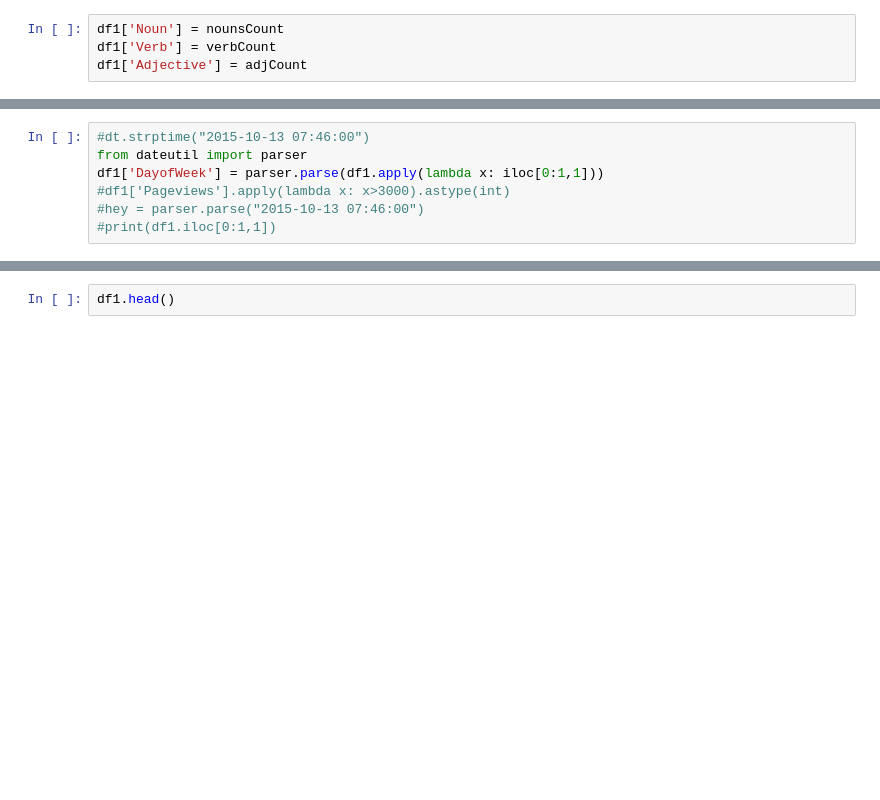
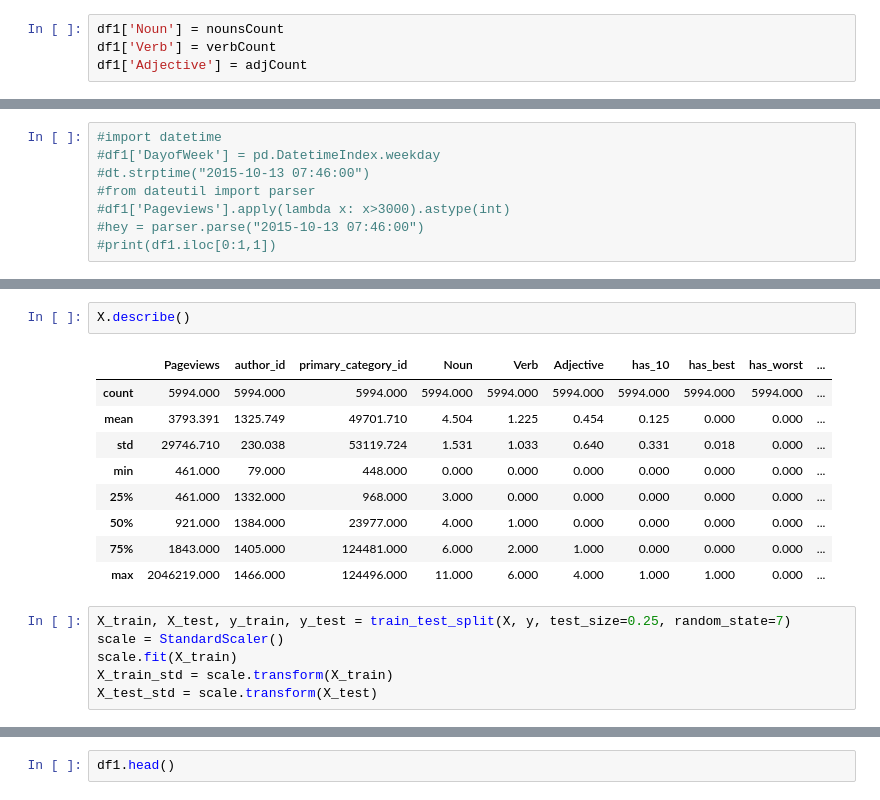
Before and after one commit to lnishihira/LNhomework, a Jupyter notebook: author id and time .ipynb, the cells around one changed output, grey strips where cells are left out. Cells and saved outputs as stored; diff of their text form; blank space fills up the shorter version.

```diff
--- a/author id and time .ipynb
+++ b/author id and time .ipynb
@@ -76,7 +83,8 @@ df1['hour'] = df1.index.hour
 # %%
+#import datetime
+#df1['DayofWeek'] = pd.DatetimeIndex.weekday
 #dt.strptime("2015-10-13 07:46:00")
-from dateutil import parser
-df1['DayofWeek'] = parser.parse(df1.apply(lambda x: iloc[0:1,1]))
+#from dateutil import parser
 #df1['Pageviews'].apply(lambda x: x>3000).astype(int)
 #hey = parser.parse("2015-10-13 07:46:00")
 #print(df1.iloc[0:1,1])
@@ -98,0 +159,18 @@ df1.head()
+# %%
+X.describe()
+# %% [output]
+|  | Pageviews | author_id | primary_category_id | Noun | Verb | Adjective | has_10 | has_best | has_worst | ... |
+| count | 5994.000 | 5994.000 | 5994.000 | 5994.000 | 5994.000 | 5994.000 | 5994.000 | 5994.000 | 5994.000 | ... |
+| mean | 3793.391 | 1325.749 | 49701.710 | 4.504 | 1.225 | 0.454 | 0.125 | 0.000 | 0.000 | ... |
+| std | 29746.710 | 230.038 | 53119.724 | 1.531 | 1.033 | 0.640 | 0.331 | 0.018 | 0.000 | ... |
+| min | 461.000 | 79.000 | 448.000 | 0.000 | 0.000 | 0.000 | 0.000 | 0.000 | 0.000 | ... |
+| 25% | 461.000 | 1332.000 | 968.000 | 3.000 | 0.000 | 0.000 | 0.000 | 0.000 | 0.000 | ... |
+| 50% | 921.000 | 1384.000 | 23977.000 | 4.000 | 1.000 | 0.000 | 0.000 | 0.000 | 0.000 | ... |
+| 75% | 1843.000 | 1405.000 | 124481.000 | 6.000 | 2.000 | 1.000 | 0.000 | 0.000 | 0.000 | ... |
+| max | 2046219.000 | 1466.000 | 124496.000 | 11.000 | 6.000 | 4.000 | 1.000 | 1.000 | 0.000 | ... |
+# %%
+X_train, X_test, y_train, y_test = train_test_split(X, y, test_size=0.25, random_state=7)
+scale = StandardScaler()
+scale.fit(X_train)
+X_train_std = scale.transform(X_train)
+X_test_std = scale.transform(X_test)
```
Also changed, not shown: parts of 29 cells of this notebook.
